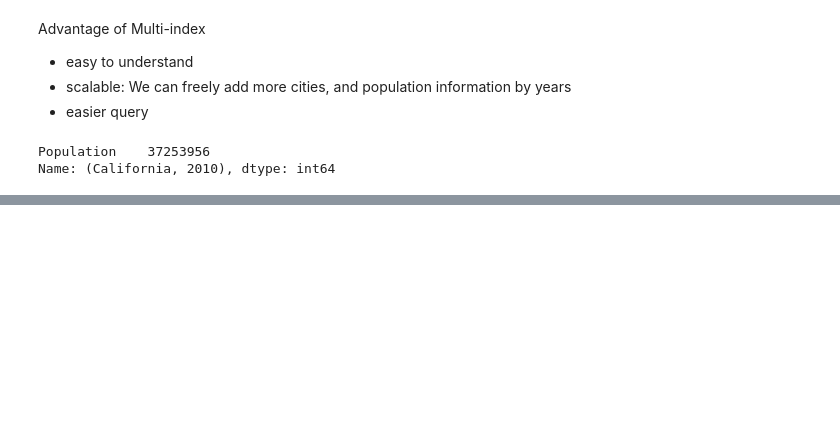
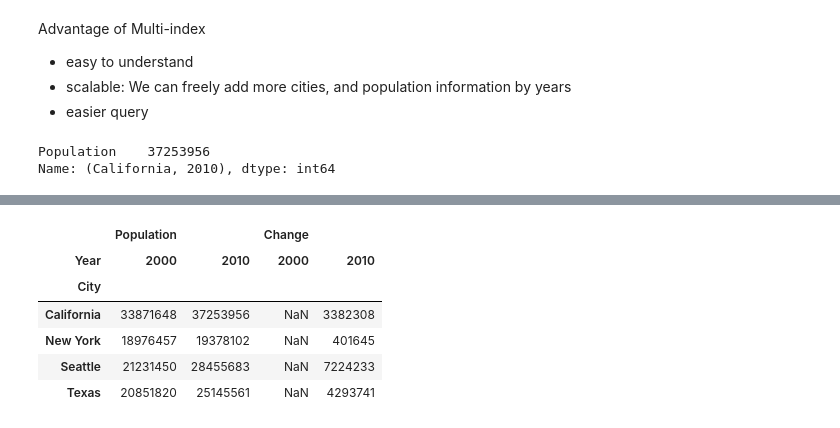
Before and after one commit to dowonh9599/everything-python, a Jupyter notebook: 06-pandas/multi-indexing.ipynb, the cells around one changed output, grey strips where cells are left out. Drawn from its saved outputs; the diff is of its cells as text; code cells hidden in the pictures; blank space fills up the shorter version.

```diff
--- a/06-pandas/multi-indexing.ipynb
+++ b/06-pandas/multi-indexing.ipynb
@@ -101,0 +198,12 @@ Name: (California, 2010), dtype: int64
+# %%
+df_multi_unstacked["Change", "2000"] = np.NaN
+df_multi_unstacked["Change", "2010"] = df_multi_unstacked["Population"]["2010"]-df_multi_unstacked["Population"]["2000"]
+df_multi_unstacked
+# %% [output]
+|  | Population |  | Change |  |
+| Year | 2000 | 2010 | 2000 | 2010 |
+| City |  |  |  |  |
+| California | 33871648 | 37253956 | NaN | 3382308 |
+| New York | 18976457 | 19378102 | NaN | 401645 |
+| Seattle | 21231450 | 28455683 | NaN | 7224233 |
+| Texas | 20851820 | 25145561 | NaN | 4293741 |
```
Also changed, not shown: parts of 23 cells of this notebook.
